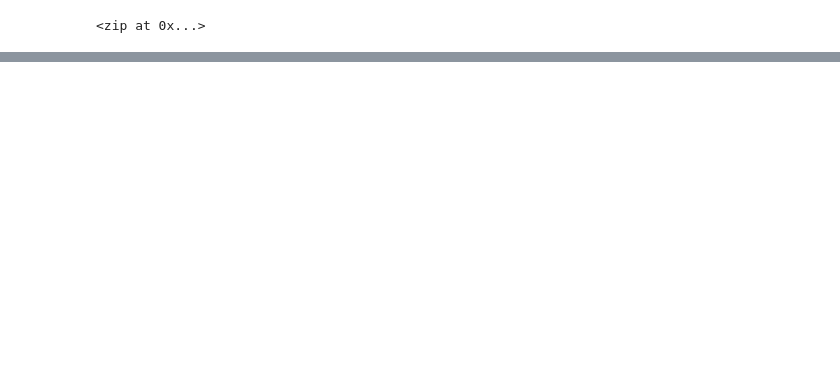
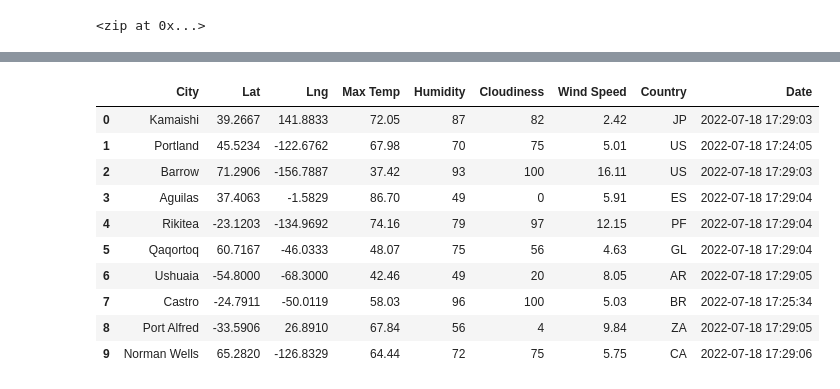
Before and after one commit to JulieHock/World_Weather_Analysis, a Jupyter notebook: WeatherPy.ipynb, the cells around one changed output, grey strips where cells are left out. Drawn from its saved outputs; the diff is of its cells as text; code cells hidden in the pictures; blank space fills up the shorter version.

```diff
--- a/WeatherPy.ipynb
+++ b/WeatherPy.ipynb
@@ -6,3 +14,6 @@ import numpy as np
+# %%
+# starting URL for Wather Map API Call
+url="http://api.openweathermap.org/data/2.5/weather?units=Imperial&APPID="+weather_api_key
 # %%
 # create a set of random latitudes and longitudes combinations
 lats=np.random.uniform(low=-90.000, high=90.000, size=1500)
@@ -14,6 +25,9 @@ lats_lngs
 # %%
 # Import Citipy
 from citipy import citipy
+
+#Add lats and long to list
+coordinates=list(lats_lngs)
 # %%
 # Create a list for holding the cities
 cities=[]
@@ -30,0 +127,16 @@ NameError: name 'coordinates' is not defined
+# %%
+#Convert the arrary of dictionaries to a Pandas DataFrame
+city_data_df=pd.DataFrame(city_data)
+city_data_df.head(10)
+# %% [output]
+|  | City | Lat | Lng | Max Temp | Humidity | Cloudiness | Wind Speed | Country | Date |
+| 0 | Kamaishi | 39.2667 | 141.8833 | 72.05 | 87 | 82 | 2.42 | JP | 2022-07-18 17:29:03 |
+| 1 | Portland | 45.5234 | -122.6762 | 67.98 | 70 | 75 | 5.01 | US | 2022-07-18 17:24:05 |
+| 2 | Barrow | 71.2906 | -156.7887 | 37.42 | 93 | 100 | 16.11 | US | 2022-07-18 17:29:03 |
+| 3 | Aguilas | 37.4063 | -1.5829 | 86.70 | 49 | 0 | 5.91 | ES | 2022-07-18 17:29:04 |
+| 4 | Rikitea | -23.1203 | -134.9692 | 74.16 | 79 | 97 | 12.15 | PF | 2022-07-18 17:29:04 |
+| 5 | Qaqortoq | 60.7167 | -46.0333 | 48.07 | 75 | 56 | 4.63 | GL | 2022-07-18 17:29:04 |
+| 6 | Ushuaia | -54.8000 | -68.3000 | 42.46 | 49 | 20 | 8.05 | AR | 2022-07-18 17:29:05 |
+| 7 | Castro | -24.7911 | -50.0119 | 58.03 | 96 | 100 | 5.03 | BR | 2022-07-18 17:25:34 |
+| 8 | Port Alfred | -33.5906 | 26.8910 | 67.84 | 56 | 4 | 9.84 | ZA | 2022-07-18 17:29:05 |
+| 9 | Norman Wells | 65.2820 | -126.8329 | 64.44 | 72 | 75 | 5.75 | CA | 2022-07-18 17:29:06 |
```
Also changed, not shown: parts of 7 cells of this notebook, 3 other files.
